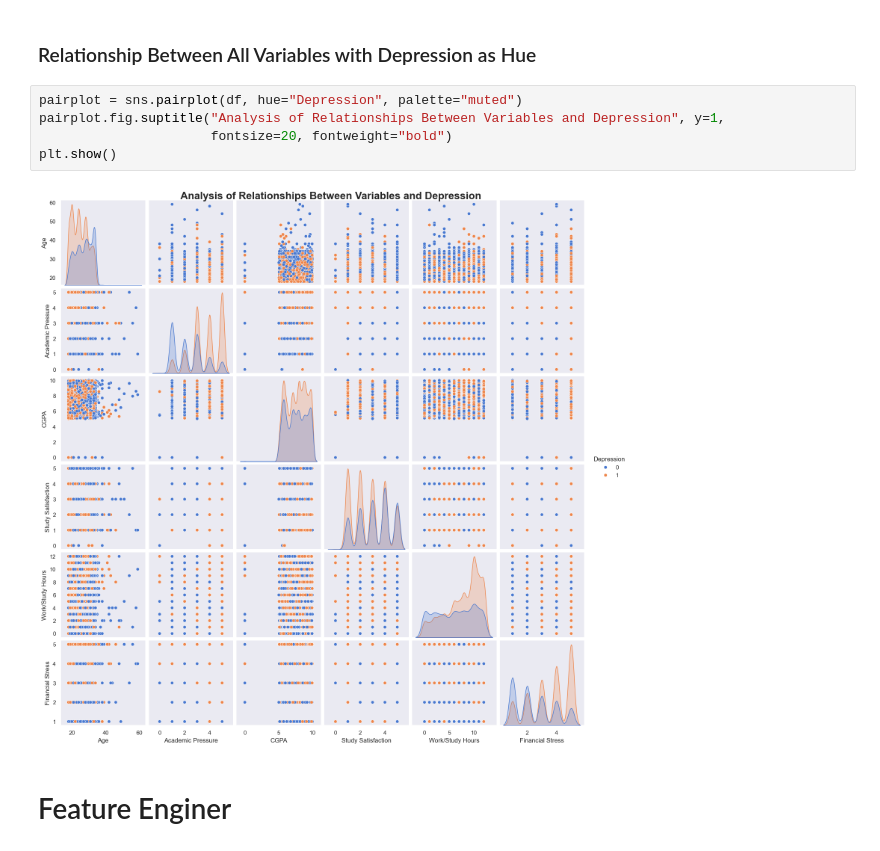
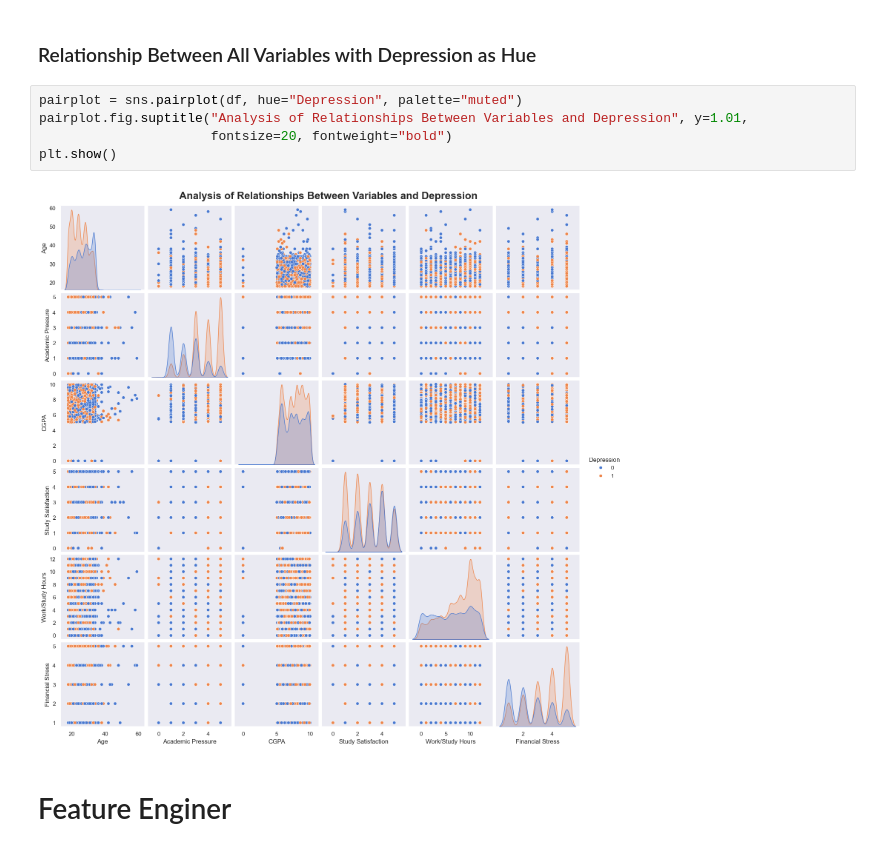
Before and after one commit to JoaoHeslin/Predicting-Depression-in-Student, a Jupyter notebook: relatorio.ipynb, the cells around one changed output. Cells and saved outputs as stored; diff of their text form.

```diff
--- a/relatorio.ipynb
+++ b/relatorio.ipynb
@@ -572,11 +582,11 @@ df.drop(columns=["CGPA Group"],axis=1, inplace=True)
 ### Relationship Between All Variables with Depression as Hue
 # %%
 pairplot = sns.pairplot(df, hue="Depression", palette="muted")
-pairplot.fig.suptitle("Analysis of Relationships Between Variables and Depression", y=1,
+pairplot.fig.suptitle("Analysis of Relationships Between Variables and Depression", y=1.01,
                       fontsize=20, fontweight="bold")
 plt.show()
 # %% [output]
-[figure, old version]
+[figure, new version]
 # %% [markdown]
 # Feature Enginer
 # %% [markdown]
```
Also changed, not shown: parts of 20 cells of this notebook.
